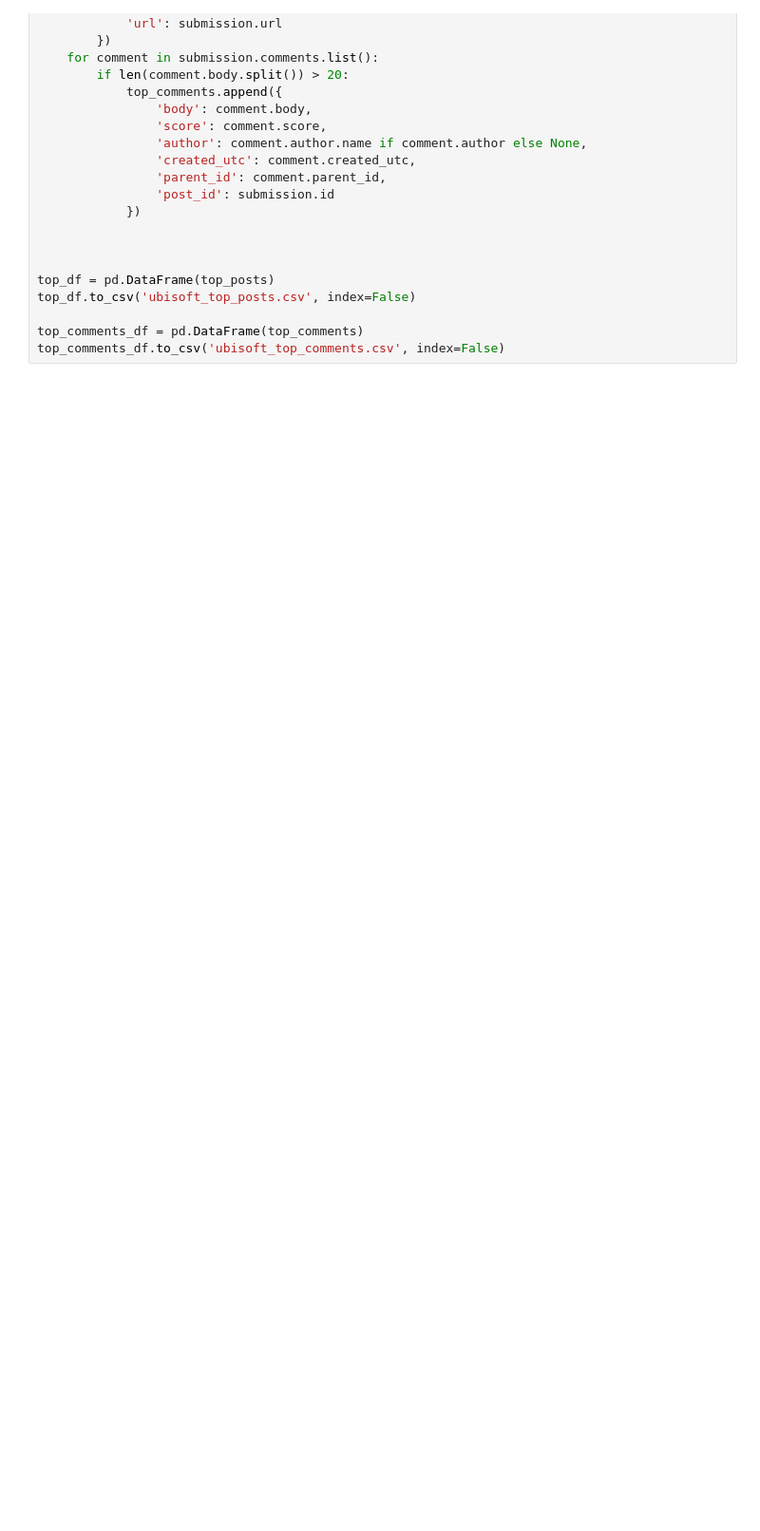
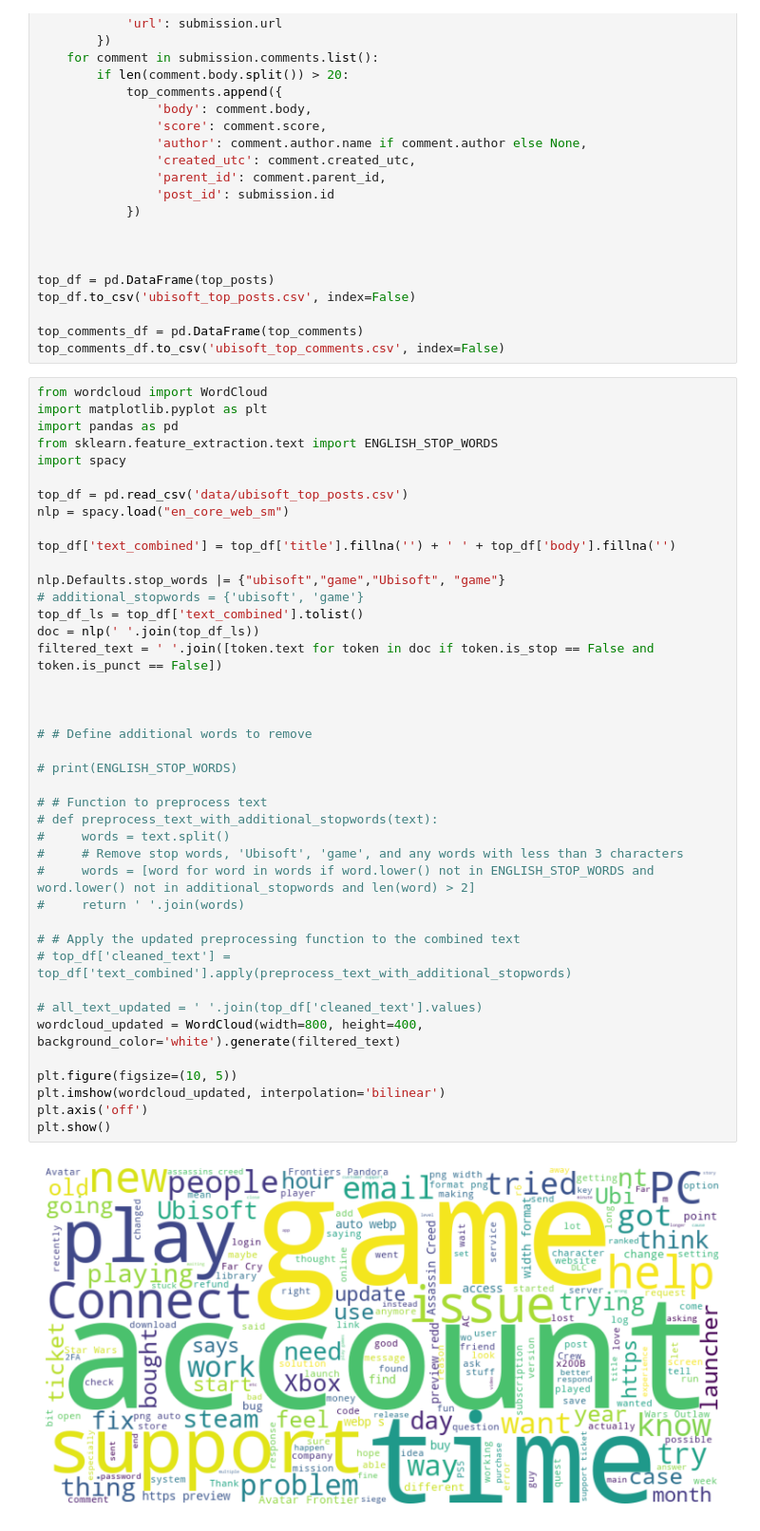
Before and after one commit to jeezusplays/is434-ubisoft, a Jupyter notebook: data-collection/reddit/r_ubisoft.ipynb, the cells around one changed output. Shown at 95% size. Drawn from its saved outputs; the diff is of its cells as text; blank space fills up the shorter version.

Commit message:
additional stuff

```diff
--- a/data-collection/reddit/r_ubisoft.ipynb
+++ b/data-collection/reddit/r_ubisoft.ipynb
@@ -185,3 +185,46 @@ top_df.to_csv('ubisoft_top_posts.csv', index=False)
 
 top_comments_df = pd.DataFrame(top_comments)
 top_comments_df.to_csv('ubisoft_top_comments.csv', index=False)
+# %%
+from wordcloud import WordCloud
+import matplotlib.pyplot as plt
+import pandas as pd
+from sklearn.feature_extraction.text import ENGLISH_STOP_WORDS
+import spacy
+
+top_df = pd.read_csv('data/ubisoft_top_posts.csv')
+nlp = spacy.load("en_core_web_sm")
+
+top_df['text_combined'] = top_df['title'].fillna('') + ' ' + top_df['body'].fillna('')
+
+nlp.Defaults.stop_words |= {"ubisoft","game","Ubisoft", "game"}
+# additional_stopwords = {'ubisoft', 'game'}
+top_df_ls = top_df['text_combined'].tolist()
+doc = nlp(' '.join(top_df_ls))
+filtered_text = ' '.join([token.text for token in doc if token.is_stop == False and token.is_punct == False])
+
+
+
+# # Define additional words to remove
+
+# print(ENGLISH_STOP_WORDS)
+
+# # Function to preprocess text
+# def preprocess_text_with_additional_stopwords(text):
+#     words = text.split()
+#     # Remove stop words, 'Ubisoft', 'game', and any words with less than 3 characters
+#     words = [word for word in words if word.lower() not in ENGLISH_STOP_WORDS and word.lower() not in additional_stopwords and len(word) > 2]
+#     return ' '.join(words)
+
+# # Apply the updated preprocessing function to the combined text
+# top_df['cleaned_text'] = top_df['text_combined'].apply(preprocess_text_with_additional_stopwords)
+
+# all_text_updated = ' '.join(top_df['cleaned_text'].values)
+wordcloud_updated = WordCloud(width=800, height=400, background_color='white').generate(filtered_text)
+
+plt.figure(figsize=(10, 5))
+plt.imshow(wordcloud_updated, interpolation='bilinear')
+plt.axis('off')
+plt.show()
+# %% [output]
+[figure, added]
```
Also changed, not shown: 1 other file.
